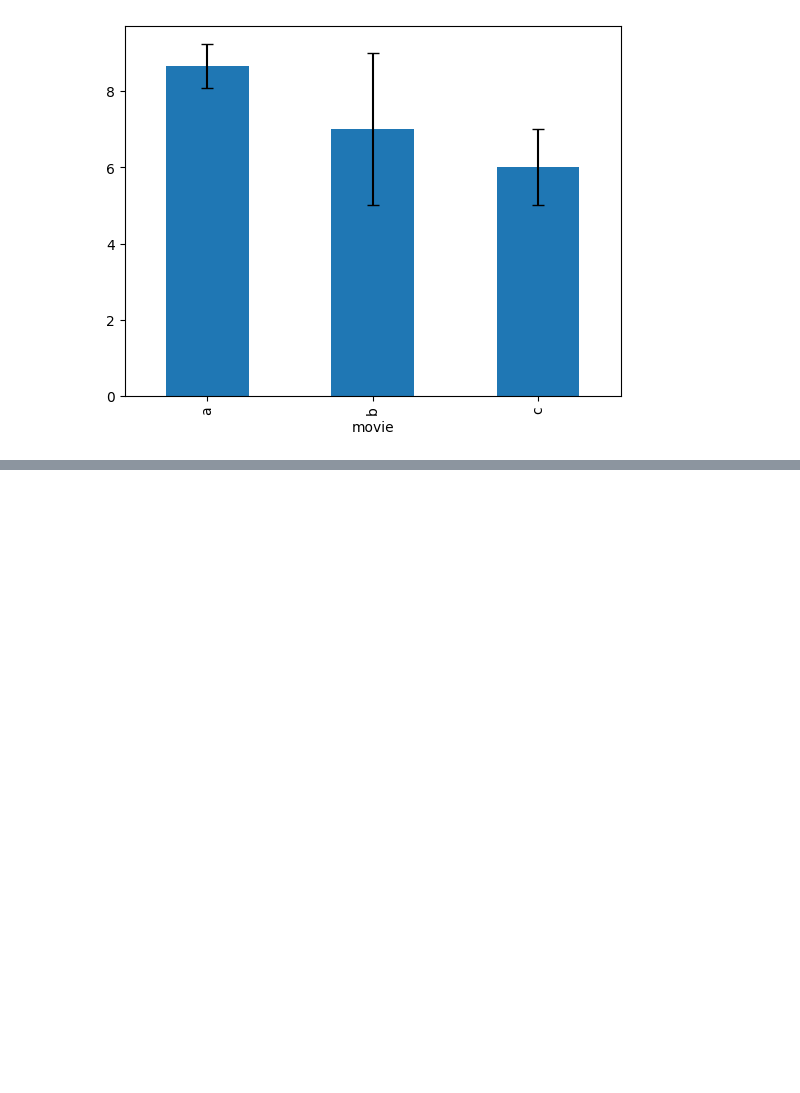
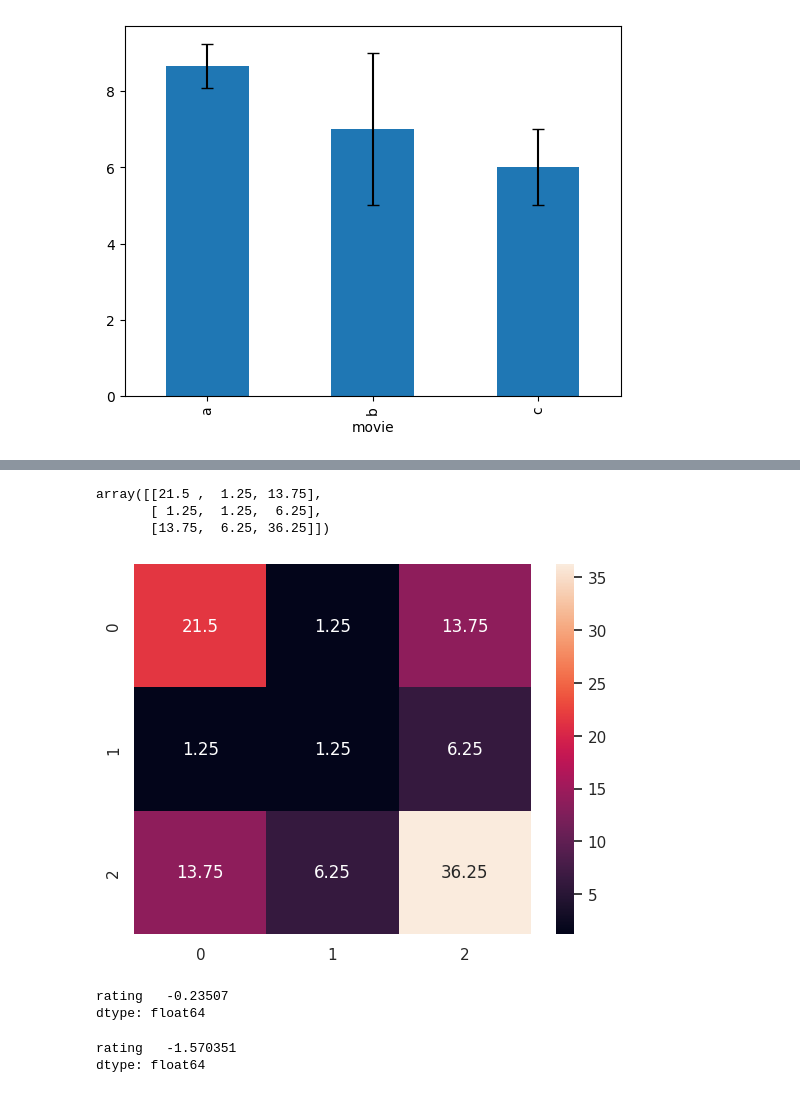
Before and after one commit to rapp2043/Statistics-For-Data-Science, a Jupyter notebook: statistics_for_DS.ipynb, the cells around one changed output, grey strips where cells are left out. Saved outputs shown, nothing was run; the diff lists cells and outputs as text; code cells hidden in the pictures; blank space fills up the shorter version.

```diff
--- a/statistics_for_DS.ipynb
+++ b/statistics_for_DS.ipynb
@@ -82,0 +153,31 @@ mean.plot.bar(yerr=std, ax=ax, capsize=4)
+# %%
+#Determining Covariance
+a = [11, 12, 22, 11]
+b = [7,8,9,10]
+c = [10,11,22,23]
+arr = np.array([a,b,c])
+# %%
+cov_matrix = np.cov(arr, bias=True)
+# %%
+cov_matrix
+# %% [output]
+array([[21.5 ,  1.25, 13.75],
+       [ 1.25,  1.25,  6.25],
+       [13.75,  6.25, 36.25]])
+# %%
+sns.heatmap(cov_matrix, annot=True, fmt='g')
+plt.show()
+# %% [output]
+[figure, added]
+# %%
+#Distributions (Skewness)
+df.skew()
+# %% [output]
+rating   -0.23507
+dtype: float64
+# %%
+#Kurtosis
+df.kurtosis()
+# %% [output]
+rating   -1.570351
+dtype: float64
```
Also changed, not shown: parts of 18 cells of this notebook.
